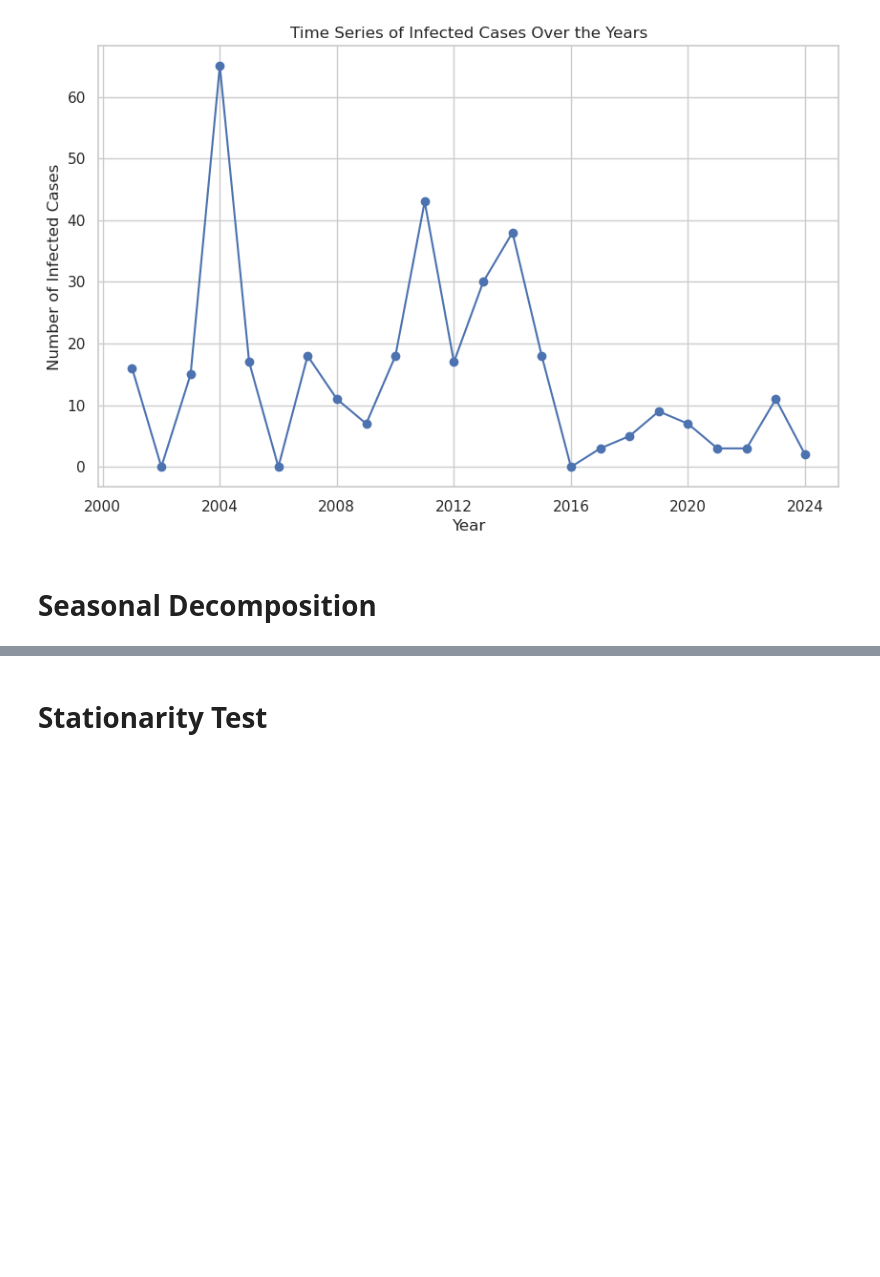
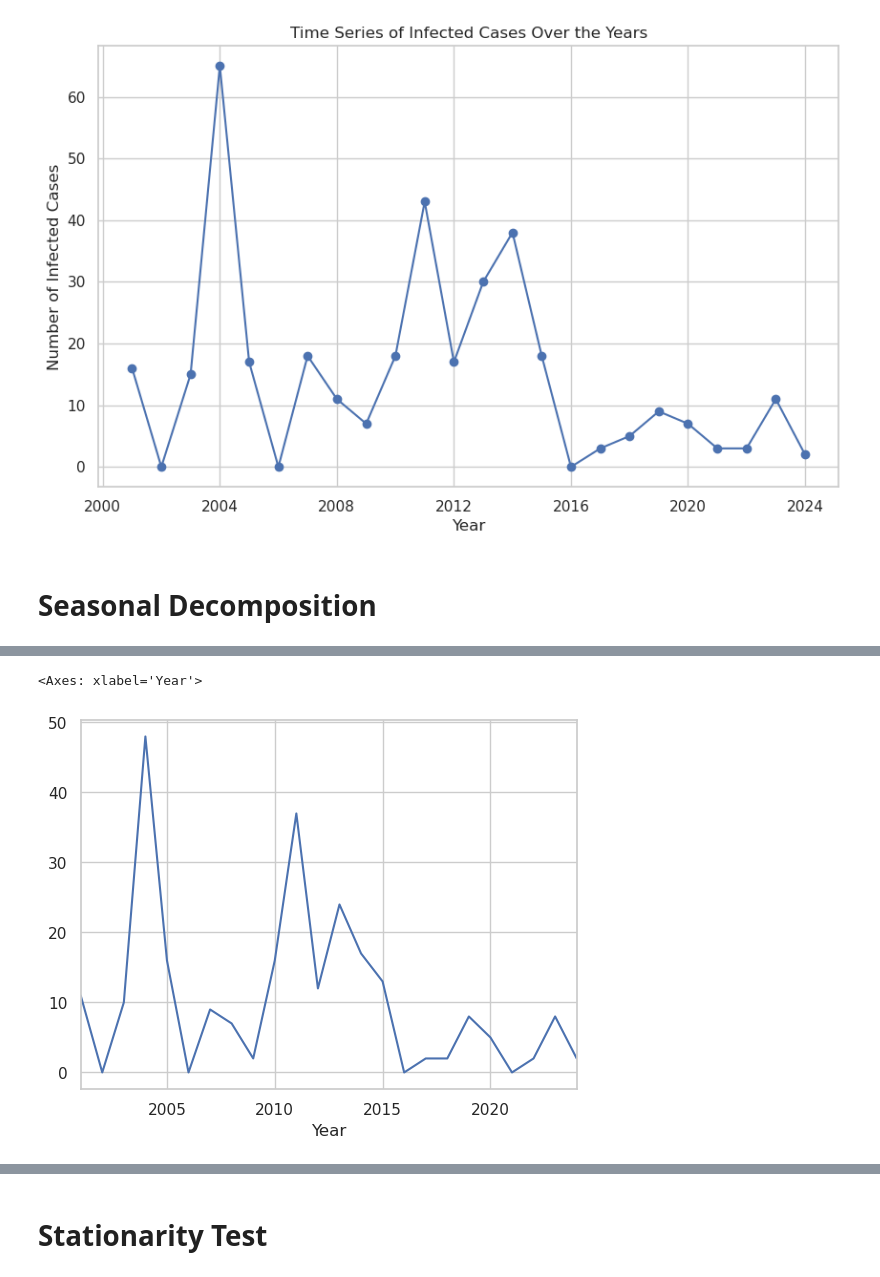
Before and after one commit to awnonbhowmik/NiV-Data-Analysis, a Jupyter notebook: analysis3.ipynb, the cells around one changed output, grey strips where cells are left out. Saved outputs shown, nothing was run; the diff lists cells and outputs as text; code cells hidden in the pictures; blank space fills up the shorter version.

```diff
--- a/analysis3.ipynb
+++ b/analysis3.ipynb
@@ -599,0 +575,5 @@ The PostScript backend does not support transparency; partially transparent arti
+# %%
+decomposition_death.trend.plot()
+# %% [output]
+<Axes: xlabel='Year'>
+[figure, added]
```
Also changed, not shown: parts of 11 cells of this notebook, 31 other files.
